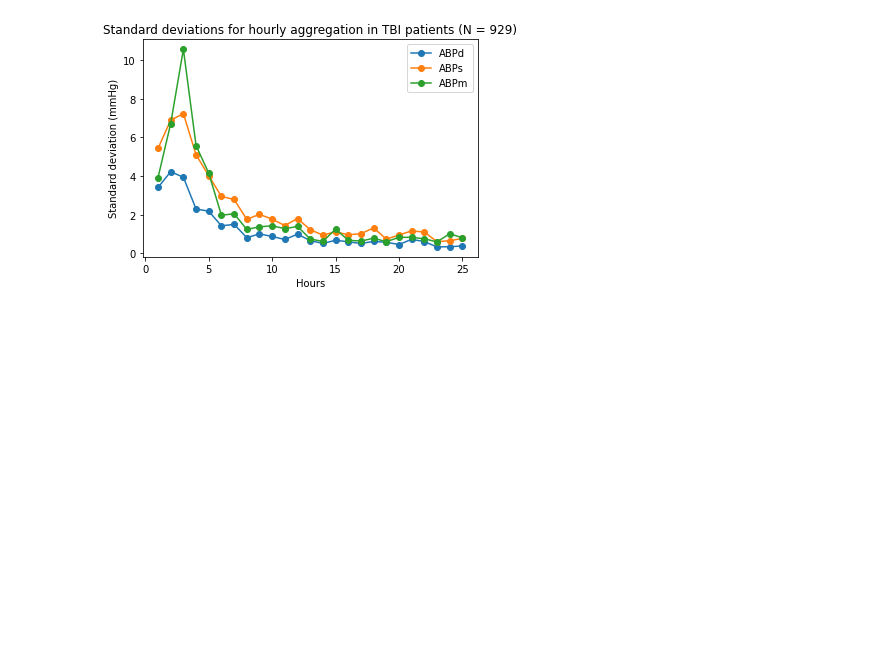
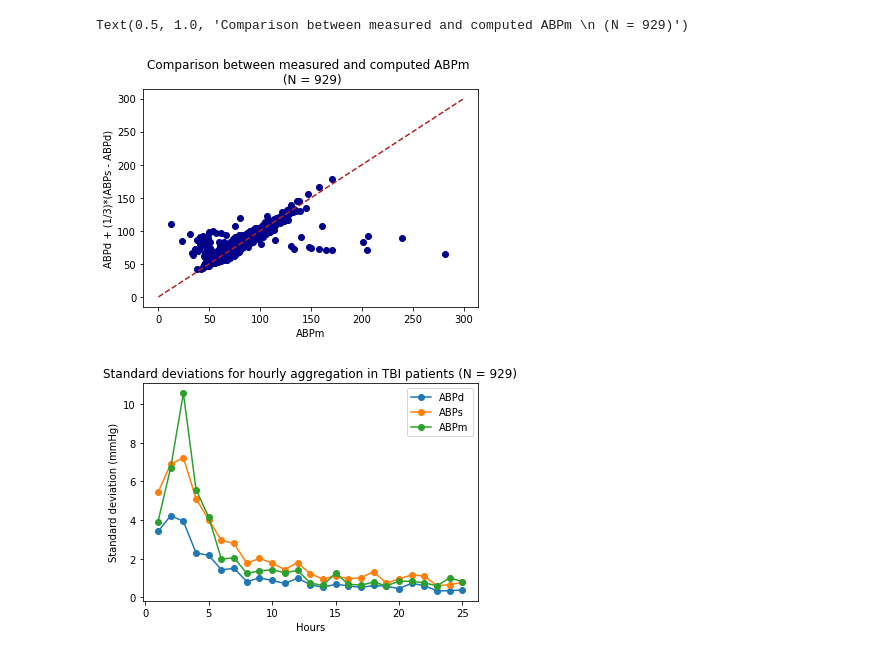
Before and after one commit to AgatheZ/Master-Project, a Jupyter notebook: MIMIC_IV/Database analysis/eda_reg.ipynb, the cells around one changed output. Cells and saved outputs as stored; diff of their text form; code cells hidden in the pictures; blank space fills up the shorter version.

```diff
--- a/MIMIC_IV/Database analysis/eda_reg.ipynb
+++ b/MIMIC_IV/Database analysis/eda_reg.ipynb
@@ -20,5 +27,21 @@ fig.add_trace(go.Box(y=df['ABPm'], boxpoints='all', name = 'ABPm'))
 fig.add_trace(go.Box(y=df['ABPs'], boxpoints='all', name = 'ABPs'))
 fig.add_trace(go.Box(y=df['ABPd'], boxpoints='all', name = 'ABPd'))
 fig.show()
+# %%
+#See if the mean is computed MAP = DP + 1/3(SP – DP) or MAP = DP + 1/3(PP)
+
+ABPM = df['ABPm']
+ABPS = df['ABPs']
+ABPD = df['ABPd']
+computed_ABPM = ABPD + (1/3)*(ABPS - ABPD)
+
+plt.scatter(ABPM, computed_ABPM, color ='darkblue' )
+plt.plot(range(300), range(300), color = 'firebrick', linestyle = '--')
+plt.xlabel('ABPm')
+plt.ylabel('ABPd + (1/3)*(ABPs - ABPd)')
+plt.title('Comparison between measured and computed ABPm \n (N = 929)')
+# %% [output]
+Text(0.5, 1.0, 'Comparison between measured and computed ABPm \n (N = 929)')
+[figure, added]
 # %%
 df_hourly = pd.read_csv(r'C:\Users\USER\OneDrive\Summer_project\Azure\data\preprocessed_mimic4_hour_std.csv', delimiter=',')
```
Also changed, not shown: parts of 3 cells of this notebook, 9 other files.
